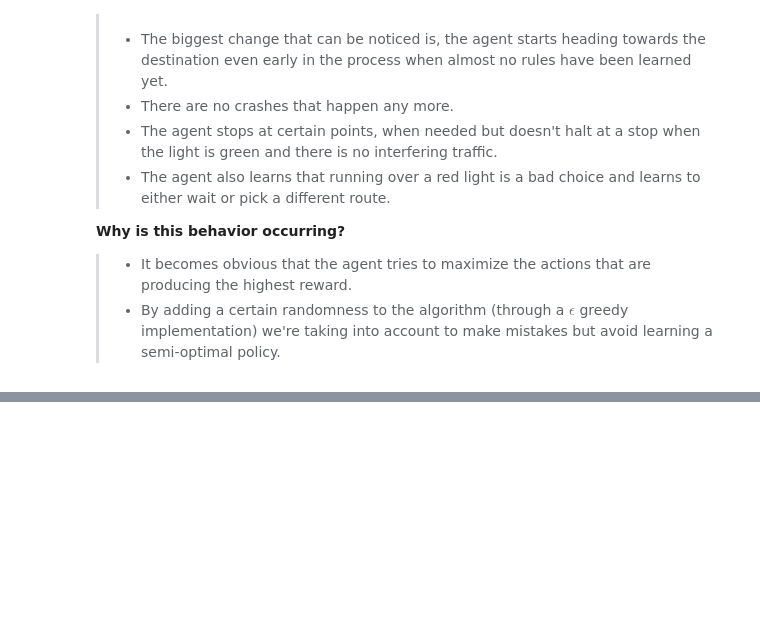
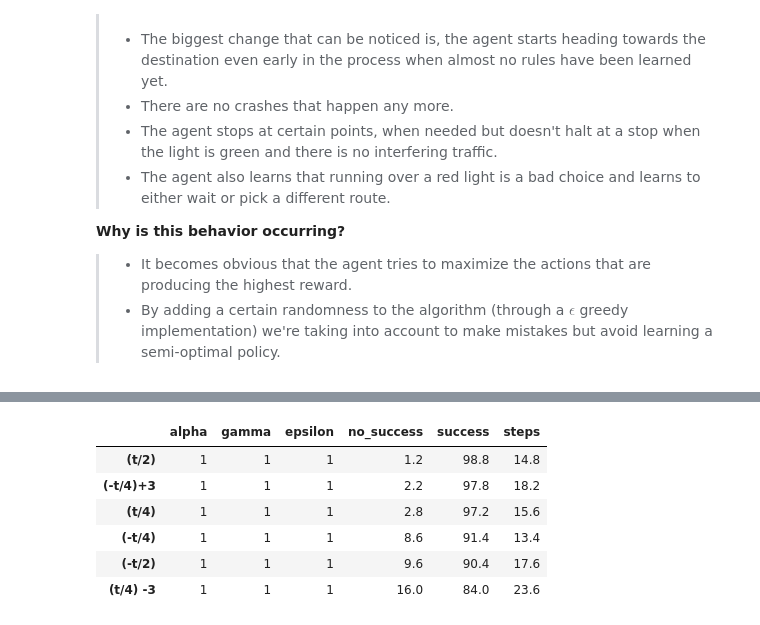
Before and after one commit to andirs/smartcab, a Jupyter notebook: SmartCabDocumentation.ipynb, the cells around one changed output, grey strips where cells are left out. Drawn from its saved outputs; the diff is of its cells as text; code cells hidden in the pictures; blank space fills up the shorter version.

```diff
--- a/SmartCabDocumentation.ipynb
+++ b/SmartCabDocumentation.ipynb
@@ -392,0 +466,13 @@ feature_comparison.sort_values(['success', 'steps'], ascending=[False, True]).he
+# %%
+feature_comp_aeg_slow_sig = pd.read_csv('smartcab/data/feature_comparison_aeg_slow_sig.csv', sep = ';')
+feature_comp_aeg_slow_sig.drop([1, 3, 5, 7, 9], inplace=True)
+feature_comp_aeg_slow_sig.index = ['(t/4) -3', '(t/4)', '(-t/4)+3', '(-t/4)', '(-t/2)', '(t/2)']
+feature_comp_aeg_slow_sig.sort_values(['success', 'steps'], ascending=[False, True])
+# %% [output]
+|  | alpha | gamma | epsilon | no_success | success | steps |
+| (t/2) | 1 | 1 | 1 | 1.2 | 98.8 | 14.8 |
+| (-t/4)+3 | 1 | 1 | 1 | 2.2 | 97.8 | 18.2 |
+| (t/4) | 1 | 1 | 1 | 2.8 | 97.2 | 15.6 |
+| (-t/4) | 1 | 1 | 1 | 8.6 | 91.4 | 13.4 |
+| (-t/2) | 1 | 1 | 1 | 9.6 | 90.4 | 17.6 |
+| (t/4) -3 | 1 | 1 | 1 | 16.0 | 84.0 | 23.6 |
```
Also changed, not shown: parts of 13 cells of this notebook, 6 other files.
